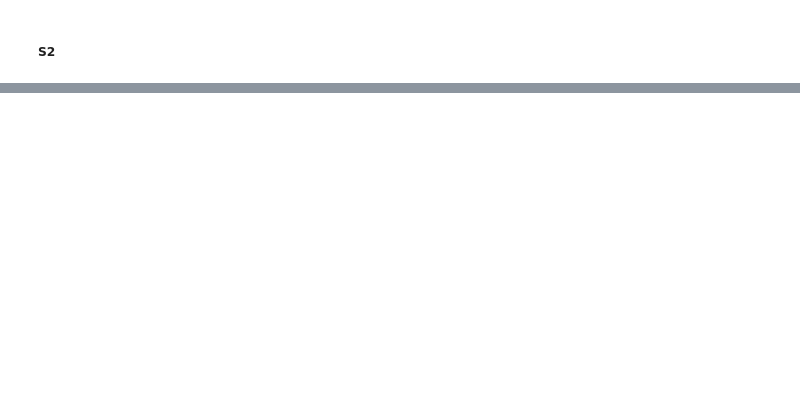
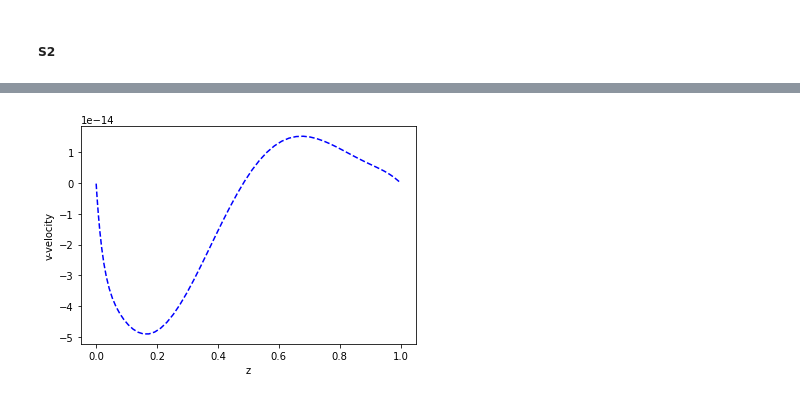
Before and after one commit to loganpknudsen/BottomBoundaryLayer, a Jupyter notebook: SI_growth_rate_checker.ipynb, the cells around one changed output, grey strips where cells are left out. Cells and saved outputs as stored; diff of their text form; code cells hidden in the pictures; blank space fills up the shorter version.

Commit message:
Experiment with complex structure

```diff
--- a/SI_growth_rate_checker.ipynb
+++ b/SI_growth_rate_checker.ipynb
@@ -115,8 +177,11 @@ k_shift(data3.growth_rate.isel(delta=0,N=0,gamma_index=0),shft)[:]
 # %%
-data4=xr.open_dataset("SI_non_dim_field.nc")
+data4=xr.open_dataset("SI_non_dim_field_visc.nc")
 # %%
-k_m = data4.k[:]
-plt.plot(k_m[:],data4.growth_rate.isel(delta=0,N=0,gamma_index=0)[:],color="b",linestyle="dashed",label="Dedalus Ouput")
-plt.xlabel("Horizontal Wavenumber")
-plt.ylabel("Growth Rate")
+k_m = data4.z[:]
+plt.plot(k_m[:],data4.v_structure.isel(k=-10)[:],color="b",linestyle="dashed",label="Dedalus Ouput")
+plt.xlabel("z")
+plt.ylabel("v-velocity")
+plt.show()
+# %% [output]
+[figure, added]
 # %%
```
Also changed, not shown: parts of 18 cells of this notebook, 4 other files.
